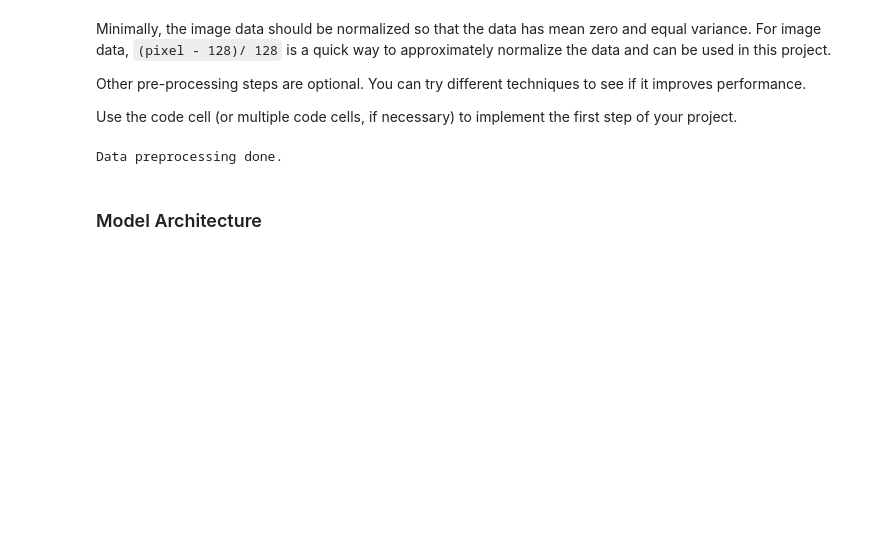
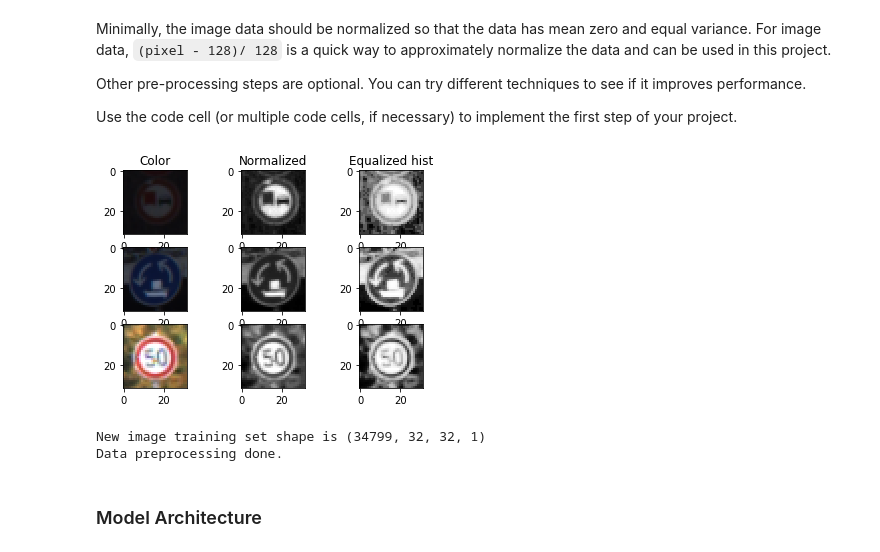
Before and after one commit to bespoke-code/CarND-P2-Traffic-Sign-Classifier, a Jupyter notebook: code_Project2_AndrejGeorgievski.ipynb, the cells around one changed output. Cells and saved outputs as stored; diff of their text form; code cells hidden in the pictures; blank space fills up the shorter version.

```diff
--- a/code_Project2_AndrejGeorgievski.ipynb
+++ b/code_Project2_AndrejGeorgievski.ipynb
@@ -159,13 +175,63 @@ Use the code cell (or multiple code cells, if necessary) to implement the first
 
 from sklearn.utils import shuffle
 
-X_train_normalized = []
-for index in np.arange(0, len(X_train)):
-    X_train_normalized.append((cv2.cvtColor(X_train[index], cv2.COLOR_RGB2GRAY)-128.)/128.)
-X_train_normalized, y_train = shuffle(X_train_normalized, y_train)
-print("Data preprocessing done.")
+# Normalization functions
+def normalize(dataset):
+    dataset = np.array(dataset)
+    print("Shape before normalization:", dataset.shape)
+    dataset = (dataset - dataset.mean()) / dataset.std()
+    print("Shape after normalization:", dataset.shape)
+    return dataset
+
+def grayscale(dataset):
+    return np.array([cv2.cvtColor(img, cv2.COLOR_RGB2GRAY) for img in dataset])[:,:,:,np.newaxis]
+
+def normalize_img(img):
+    img = np.array(img)
+    return (img - img.mean()) / img.std()
+
+def grayscale_img(img):
+    newimg = np.array(cv2.cvtColor(img, cv2.COLOR_RGB2GRAY))
+    return newimg
-# %% [output]
-Data preprocessing done.
+# %%
+from skimage.exposure import equalize_hist
+# http://blog.yhat.com/posts/image-processing-with-scikit-image.html_normalized_normalized
+
+plt.figure()
+
+for i in np.arange(0, 3):
+    index = random.randint(0, len(X_train))
+    plt.subplot(3,3,i*3+1)
+    plt.imshow(X_train[index])
+    if i == 0:
+        plt.title("Color")
+    plt.subplot(3,3,i*3+2)
+    plt.imshow(normalize_img(grayscale_img(X_train[index])), cmap='gray')
+    if i == 0:
+        plt.title("Normalized")
+    plt.subplot(3,3,i*3+3)
+    plt.imshow(equalize_hist(grayscale_img(X_train[index])), cmap='gray')
+    if i == 0:
+        plt.title("Equalized hist")
+# %% [output]
+[figure, added]
+# %%
+def dataset_transform_for_CNN(dataset):
+    dataset = np.array([cv2.cvtColor(img, cv2.COLOR_RGB2GRAY) for img in dataset])
+    return equalize_hist(dataset)[:,:,:,np.newaxis]
+
+X_train_normalized = dataset_transform_for_CNN(X_train)
+
+X_validation_normalized = dataset_transform_for_CNN(X_validation)
+X_test_normalized = dataset_transform_for_CNN(X_test)
+
+print("New image training set shape is", X_train_normalized.shape)
+
+X_train_normalized, y_train = shuffle(X_train_normalized, y_train)
+print("Data preprocessing done.")
+# %% [output]
+New image training set shape is (34799, 32, 32, 1)
+Data preprocessing done.
 # %% [markdown]
 ### Model Architecture
 # %%
```
Also changed, not shown: parts of 7 cells of this notebook, 2 other files.
